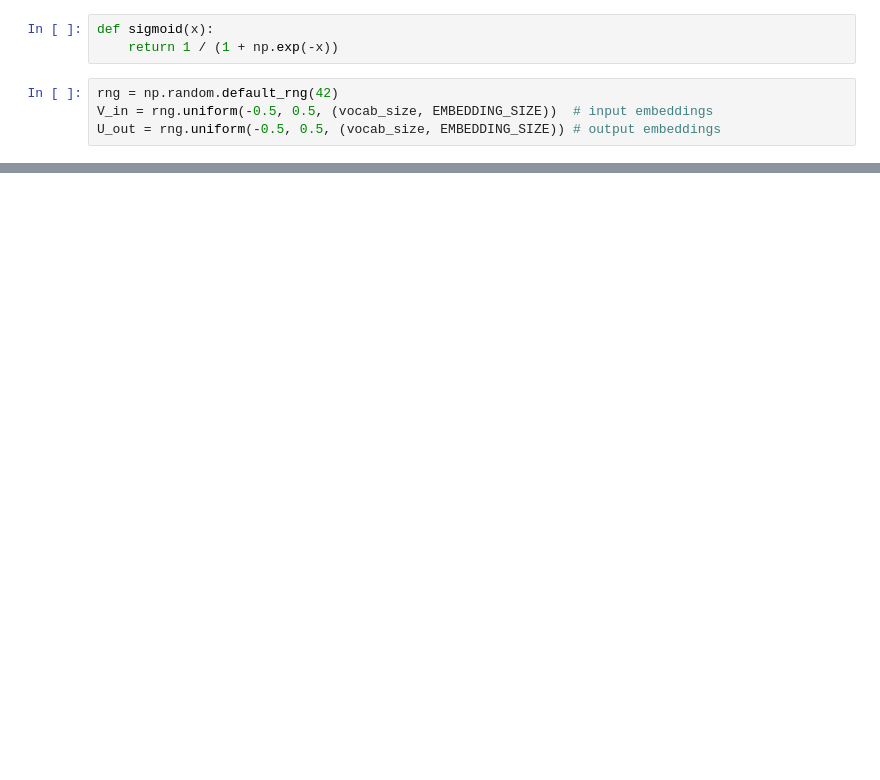
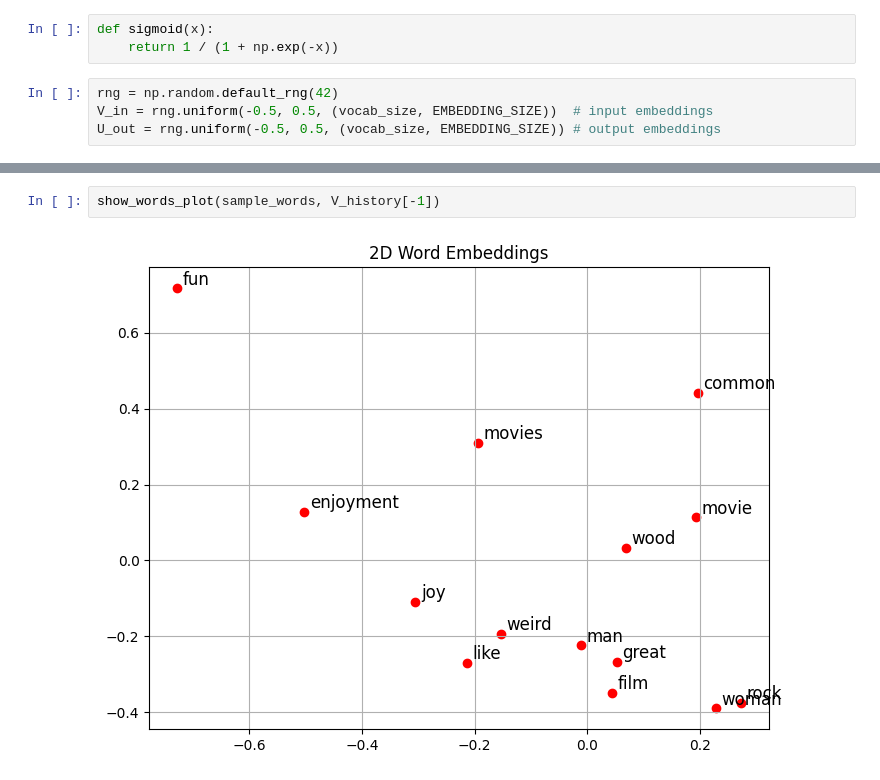
Before and after one commit to Eikthyrnir/UAM_labs, a Jupyter notebook: sem2/nlp/2/word2vec.ipynb, the cells around one changed output, grey strips where cells are left out. Drawn from its saved outputs; the diff is of its cells as text; blank space fills up the shorter version.

```diff
--- a/sem2/nlp/2/word2vec.ipynb
+++ b/sem2/nlp/2/word2vec.ipynb
@@ -165,0 +240,4 @@ V_in
+# %%
+show_words_plot(sample_words, V_history[-1])
+# %% [output]
+[figure, added]
```
Also changed, not shown: parts of 19 cells of this notebook.
